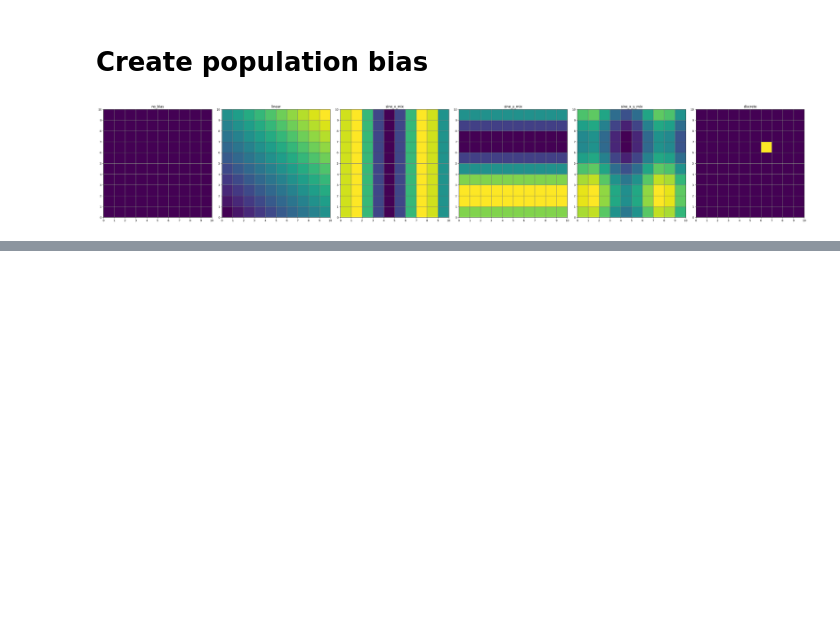
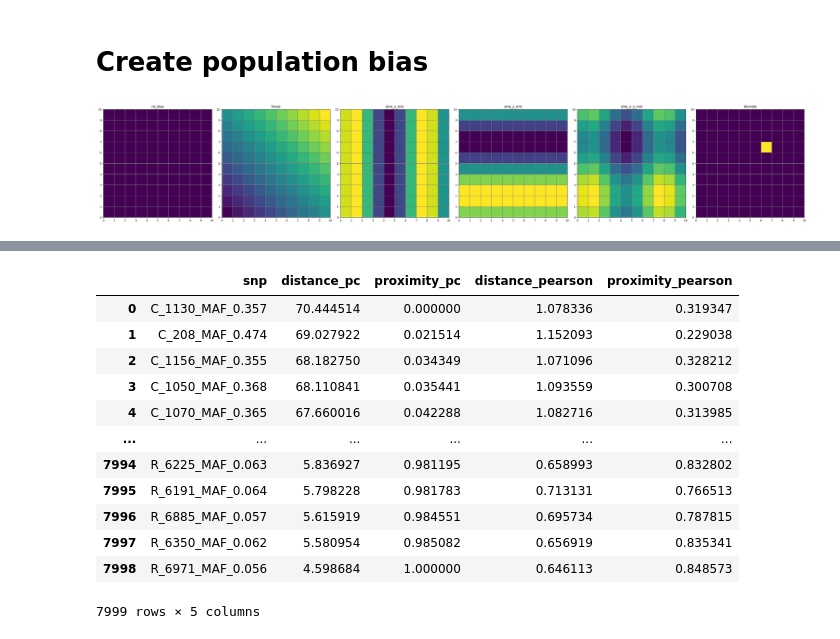
Before and after one commit to mat2m10/chasm, a Jupyter notebook: notebooks/coalescence_simulation_notebooks/Proof_of_Concept.ipynb, the cells around one changed output, grey strips where cells are left out. Saved outputs shown, nothing was run; the diff lists cells and outputs as text; code cells hidden in the pictures; blank space fills up the shorter version.

```diff
--- a/notebooks/coalescence_simulation_notebooks/Proof_of_Concept.ipynb
+++ b/notebooks/coalescence_simulation_notebooks/Proof_of_Concept.ipynb
@@ -104,0 +251,24 @@ least_corr
+# %%
+import numpy as np
+import pandas as pd
+
+def pearson_distance_to_snp(geno_std, chosen_snp):
+    X = geno_std.to_numpy(dtype=float)                 # (n_samples, n_snps)
+    cols = geno_std.columns
+    i = cols.get_loc(chosen_snp)
+
+    x = X[:, i]
+    n = X.shape[0]
+
+    # correlation of chosen SNP with every SNP (since standardized)
+    r = (X.T @ x) / (n - 1)                            # (n_snps,)
+
+    dist = 1.0 - r                                     # Pearson distance
+
+    dist_df = pd.DataFrame({"snp": cols, "distance": dist})
+    dist_df = dist_df[dist_df["snp"] != chosen_snp].sort_values("distance", ascending=False)
+
+    dmin, dmax = dist_df["distance"].min(), dist_df["distance"].max()
+    dist_df["proximity"] = 1.0 - (dist_df["distance"] - dmin) / (dmax - dmin)
+
+    return dist_df
@@ -104,0 +284,16 @@ least_corr
+# %%
+cmp_df
+# %% [output]
+|  | snp | distance_pc | proximity_pc | distance_pearson | proximity_pearson |
+| 0 | C_1130_MAF_0.357 | 70.444514 | 0.000000 | 1.078336 | 0.319347 |
+| 1 | C_208_MAF_0.474 | 69.027922 | 0.021514 | 1.152093 | 0.229038 |
+| 2 | C_1156_MAF_0.355 | 68.182750 | 0.034349 | 1.071096 | 0.328212 |
+| 3 | C_1050_MAF_0.368 | 68.110841 | 0.035441 | 1.093559 | 0.300708 |
+| 4 | C_1070_MAF_0.365 | 67.660016 | 0.042288 | 1.082716 | 0.313985 |
+| ... | ... | ... | ... | ... | ... |
+| 7994 | R_6225_MAF_0.063 | 5.836927 | 0.981195 | 0.658993 | 0.832802 |
+| 7995 | R_6191_MAF_0.064 | 5.798228 | 0.981783 | 0.713131 | 0.766513 |
+| 7996 | R_6885_MAF_0.057 | 5.615919 | 0.984551 | 0.695734 | 0.787815 |
+| 7997 | R_6350_MAF_0.062 | 5.580954 | 0.985082 | 0.656919 | 0.835341 |
+| 7998 | R_6971_MAF_0.056 | 4.598684 | 1.000000 | 0.646113 | 0.848573 |
+7999 rows × 5 columns
```
Also changed, not shown: parts of 31 cells of this notebook, 3 other files.
